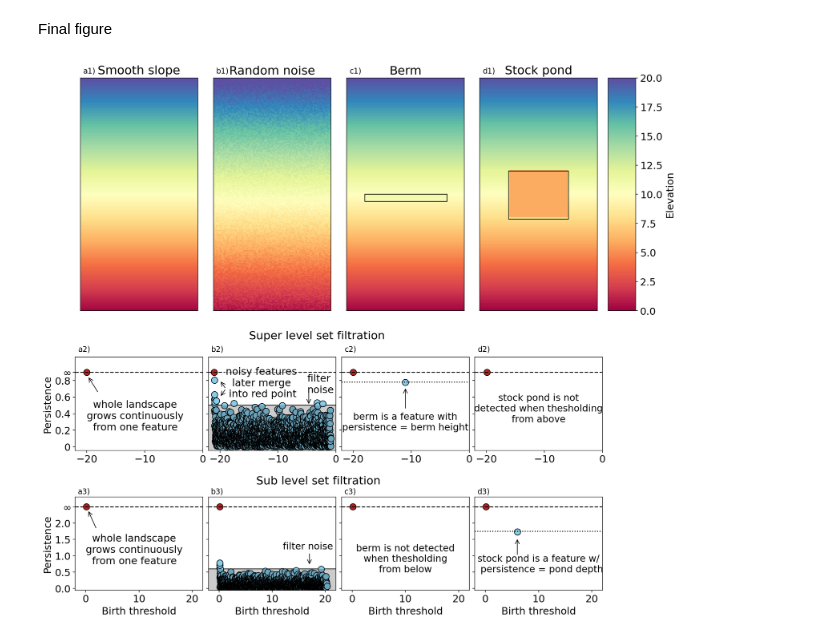
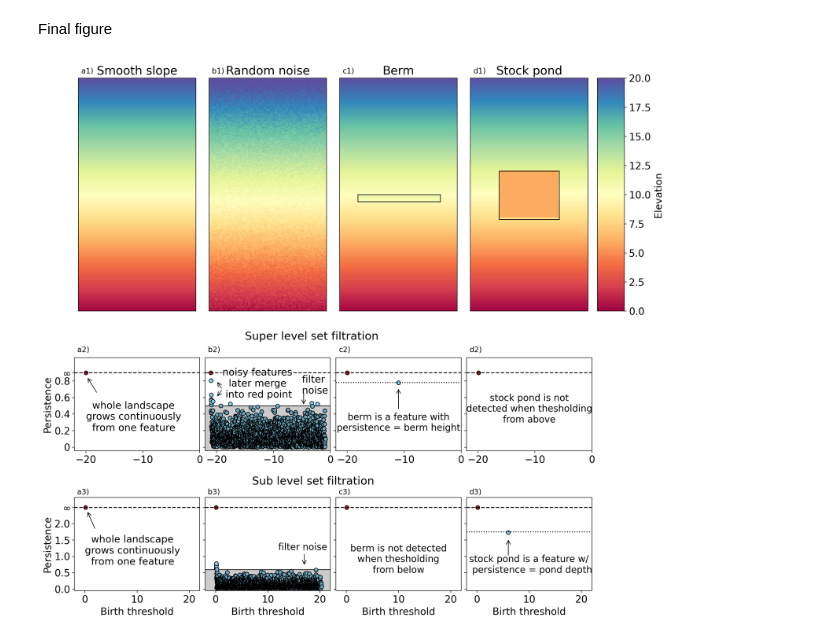
Before and after one commit to ggrindstaff/Connectivity, a Jupyter notebook: Colab_notebooks/PH_Examples.ipynb, the cells around one changed output. Drawn from its saved outputs; the diff is of its cells as text; code cells hidden in the pictures.

```diff
--- a/Colab_notebooks/PH_Examples.ipynb
+++ b/Colab_notebooks/PH_Examples.ipynb
@@ -273,6 +273,7 @@ Final figure
 #                        figsize = (4*len(data.keys()),8))#,sharey=True)
 
 plt.rcParams.update({'font.size': 16})
+dotsize = 40
 
 import matplotlib.gridspec as gridspec
 fig2 = plt.figure(figsize = (4*len(data.keys()),15))
@@ -326,7 +327,7 @@ cbar.set_label('Elevation',fontsize=16)
 
 for i in range(len(dgms.keys())):
   ax = axs[1][i]
-  plot_ph_rotate(dgms[i+1],0,20,0.9,ax,100,'skyblue')
+  plot_ph_rotate(dgms[i+1],0,20,0.9,ax,dotsize,'skyblue')
   # ax.set_xticks([-20,-15,-10,-5,0,])
   ax.set_yticks([0,0.2,0.4,0.6,0.8,0.9])
   # ax.set_xticklabels(['20','15','10','5','0'])
@@ -337,7 +338,7 @@ for i in range(len(dgms.keys())):
   ax.set_xlabel('')
 
   ax = axs[2][i]
-  plot_ph_rotate(dgms_sub[i+1],0,20,2.5,ax,100,'skyblue')
+  plot_ph_rotate(dgms_sub[i+1],0,20,2.5,ax,dotsize,'skyblue')
   ax.set_xlim(-2,22)
   ax.set_ylim(-.05,2.8)
   ax.set_yticks([0,0.5,1,1.5,2,2.5])
@@ -379,31 +380,31 @@ ax.text(-11,0.3,'stock pond is not\ndetected when thesholding\nfrom above',
 ax = axs[2][2]
 ax.text(10,0.5,'berm is not detected\nwhen thesholding\nfrom below',
         ha = 'center',fontsize = 15)
 
 ax = axs[1][2]
 ax.axhline(0.78,c='k',ls=':')
 ax.text(-11,0.2,'berm is a feature with\npersistence = berm height',
         ha = 'center',fontsize = 15)
 ax.annotate("", xy=(-11,0.72), xytext=(-11,0.45),
             arrowprops=dict(arrowstyle="->"))
 
 ax = axs[2][3]
 ax.axhline(1.75,c='k',ls=':')
 ax.text(-1.5,0.5,'stock pond is a feature w/\n persistence = pond depth'
         ,fontsize = 15 )
 ax.annotate("", xy=(6,1.55), xytext=(6,1),
             arrowprops=dict(arrowstyle="->"))
 
 ax = axs[2][1]
 ax.axhspan(-1,0.6,facecolor = 'k',alpha = 0.2,)#zorder = -1)
 ax.axhline(0.6,c='k',lw=1,zorder= -1)
 ax.text(12,1.2,'filter noise',fontsize = 15)
 ax.annotate("", xy=(17,.7), xytext=(17,1.1),
             arrowprops=dict(arrowstyle="->"))
 
 axs[1][1].text(-15,1.3,'Super level set filtration',fontsize = 18)
 axs[2][1].text(7,3.2,'Sub level set filtration', fontsize = 18)
 
 plt.subplots_adjust(hspace=0.5)#,wspace = 0.5,)
 # %% [output]
-[figure, old version]
+[figure, new version]
```
Also changed, not shown: parts of 2 cells of this notebook.
